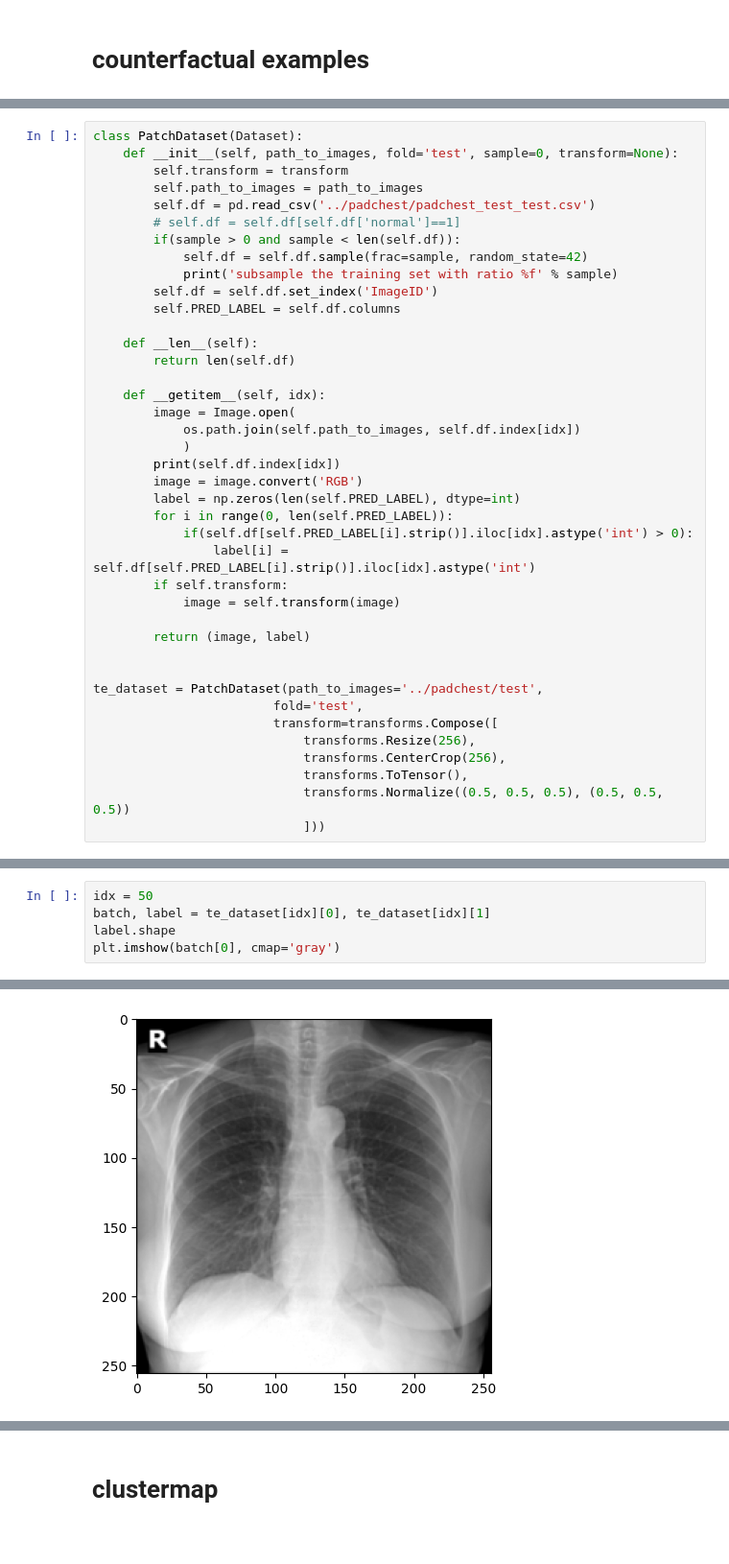
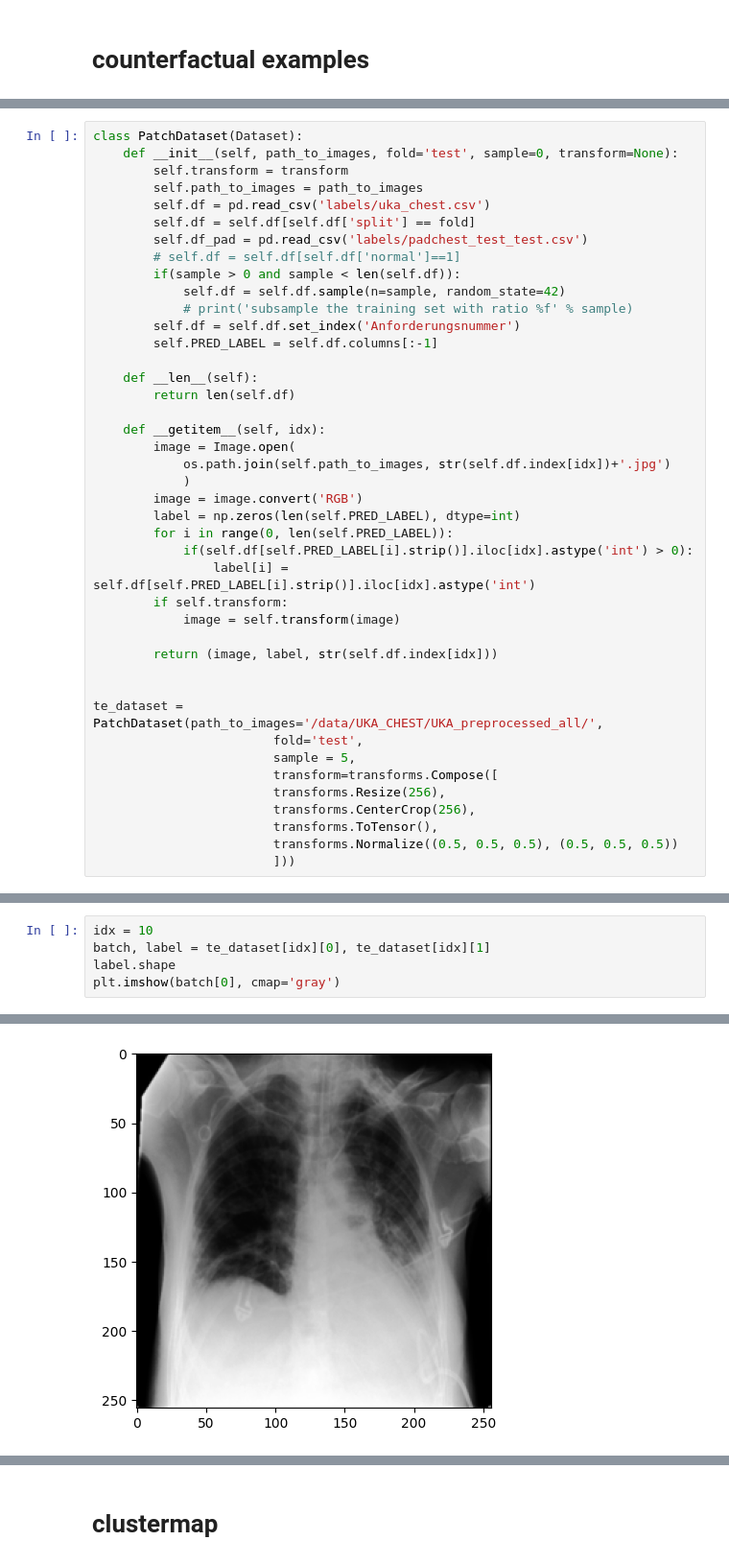
Before and after one commit to peterhan91/diffae_med, a Jupyter notebook: manipulate_padchest.ipynb, the cells around one changed output, grey strips where cells are left out. Shown at 96% size. Saved outputs shown, nothing was run; the diff lists cells and outputs as text.

```diff
--- a/manipulate_padchest.ipynb
+++ b/manipulate_padchest.ipynb
@@ -163,22 +220,23 @@ class PatchDataset(Dataset):
     def __init__(self, path_to_images, fold='test', sample=0, transform=None):
         self.transform = transform
         self.path_to_images = path_to_images
-        self.df = pd.read_csv('../padchest/padchest_test_test.csv')
+        self.df = pd.read_csv('labels/uka_chest.csv')
+        self.df = self.df[self.df['split'] == fold]
+        self.df_pad = pd.read_csv('labels/padchest_test_test.csv')
         # self.df = self.df[self.df['normal']==1]
         if(sample > 0 and sample < len(self.df)):
-            self.df = self.df.sample(frac=sample, random_state=42)
-            print('subsample the training set with ratio %f' % sample)
-        self.df = self.df.set_index('ImageID')
-        self.PRED_LABEL = self.df.columns
+            self.df = self.df.sample(n=sample, random_state=42)
+            # print('subsample the training set with ratio %f' % sample)
+        self.df = self.df.set_index('Anforderungsnummer')
+        self.PRED_LABEL = self.df.columns[:-1]
 
     def __len__(self):
         return len(self.df)
 
     def __getitem__(self, idx):
         image = Image.open(
-            os.path.join(self.path_to_images, self.df.index[idx])
+            os.path.join(self.path_to_images, str(self.df.index[idx])+'.jpg')
             )
-        print(self.df.index[idx])
         image = image.convert('RGB')
         label = np.zeros(len(self.PRED_LABEL), dtype=int)
         for i in range(0, len(self.PRED_LABEL)):
@@ -187,14 +245,15 @@ class PatchDataset(Dataset):
         if self.transform:
             image = self.transform(image)
 
-        return (image, label)
+        return (image, label, str(self.df.index[idx]))
 
 
-te_dataset = PatchDataset(path_to_images='../padchest/test',
+te_dataset = PatchDataset(path_to_images='/data/UKA_CHEST/UKA_preprocessed_all/',
                         fold='test',
+                        sample = 5,
                         transform=transforms.Compose([
-                            transforms.Resize(256),
-                            transforms.CenterCrop(256),
-                            transforms.ToTensor(),
-                            transforms.Normalize((0.5, 0.5, 0.5), (0.5, 0.5, 0.5))
-                            ]))
+                        transforms.Resize(256),
+                        transforms.CenterCrop(256),
+                        transforms.ToTensor(),
+                        transforms.Normalize((0.5, 0.5, 0.5), (0.5, 0.5, 0.5))
+                        ]))
@@ -201,5 +293,5 @@ te_dataset = PatchDataset(path_to_images='../padchest/test',
 # %%
-idx = 50
+idx = 10
 batch, label = te_dataset[idx][0], te_dataset[idx][1]
 label.shape
 plt.imshow(batch[0], cmap='gray')
@@ -211 +301 @@ plt.imshow(batch[0], cmap='gray')
-[figure, old version]
+[figure, new version]
```
Also changed, not shown: parts of 13 cells of this notebook, 19 other files.
